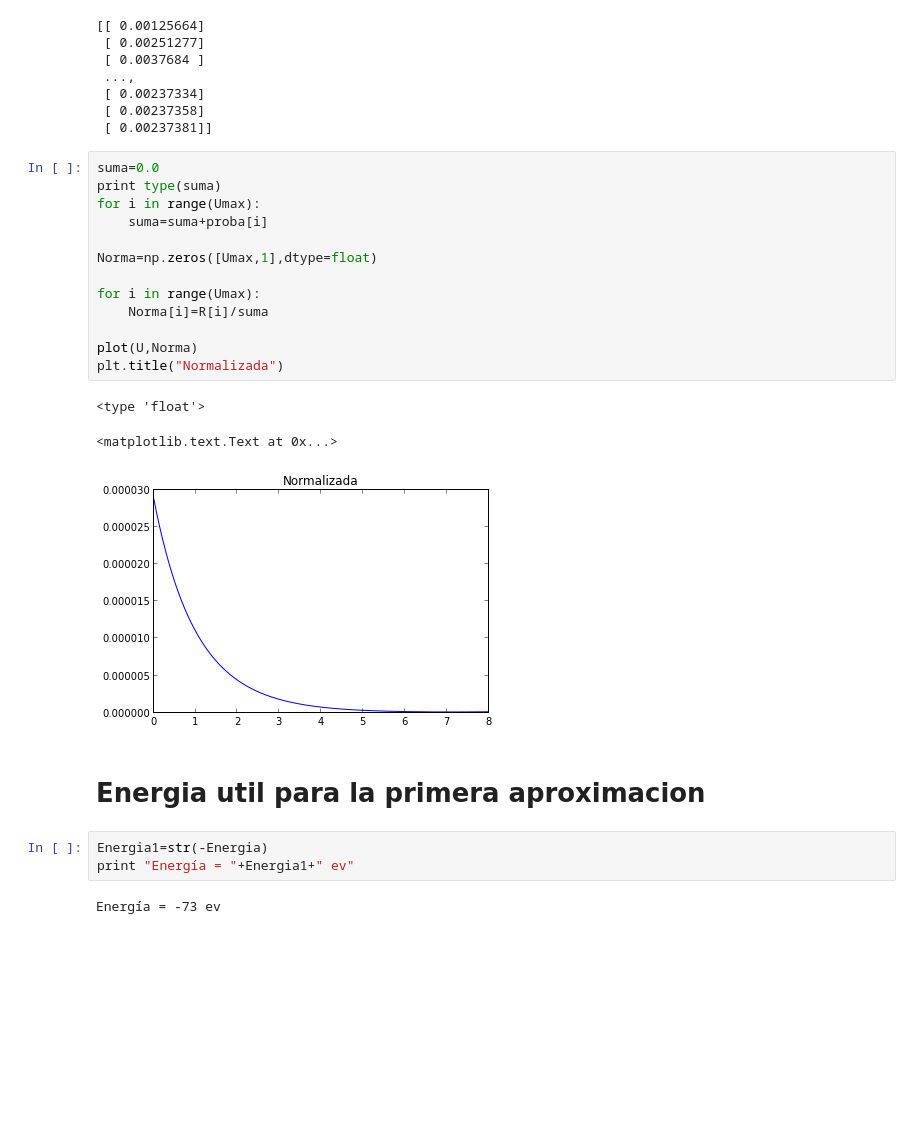
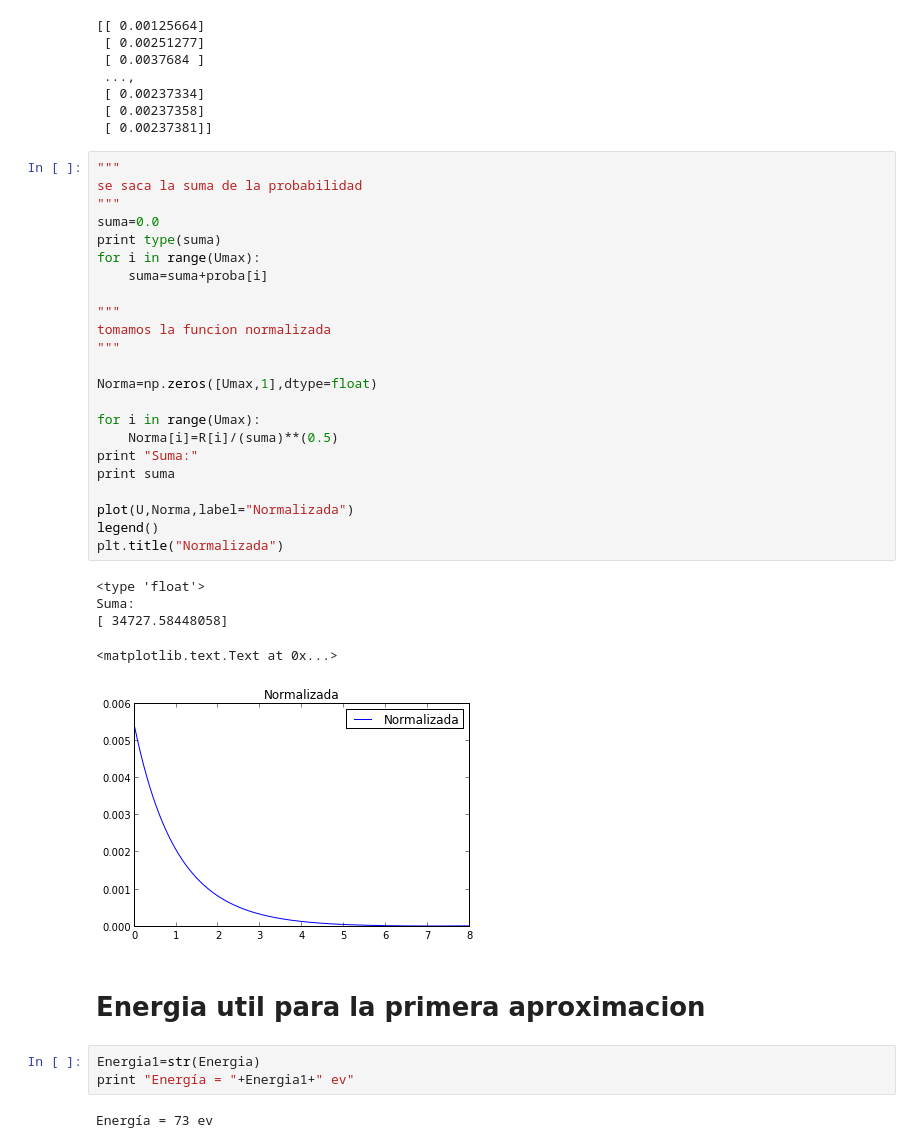
Before and after one commit to daniel-lozano/Atomica, a Jupyter notebook: Atomo_de_Helio.ipynb, the cells around one changed output. Drawn from its saved outputs; the diff is of its cells as text; blank space fills up the shorter version.

```diff
--- a/Atomo_de_Helio.ipynb
+++ b/Atomo_de_Helio.ipynb
@@ -128,27 +130,39 @@ print proba
  [ 0.00237358]
  [ 0.00237381]]
 # %%
+"""
+se saca la suma de la probabilidad
+"""
 suma=0.0
 print type(suma)
 for i in range(Umax):
     suma=suma+proba[i]
 
+"""
+tomamos la funcion normalizada
+"""
+
 Norma=np.zeros([Umax,1],dtype=float)
 
 for i in range(Umax):
-    Norma[i]=R[i]/suma
+    Norma[i]=R[i]/(suma)**(0.5)
+print "Suma:"
+print suma
 
-plot(U,Norma)
+plot(U,Norma,label="Normalizada")
+legend()
 plt.title("Normalizada")
 # %% [output]
 <type 'float'>
+Suma:
+[ 34727.58448058]
 <matplotlib.text.Text at 0x...>
-[figure, old version]
+[figure, new version]
 # %% [markdown]
 # Energia util para la primera aproximacion
 # %%
-Energia1=str(-Energia)
+Energia1=str(Energia)
 print "Energía = "+Energia1+" ev"
 # %% [output]
-Energía = -73 ev
+Energía = 73 ev
 # %%
```
Also changed, not shown: parts of 17 cells of this notebook, 4 other files.
